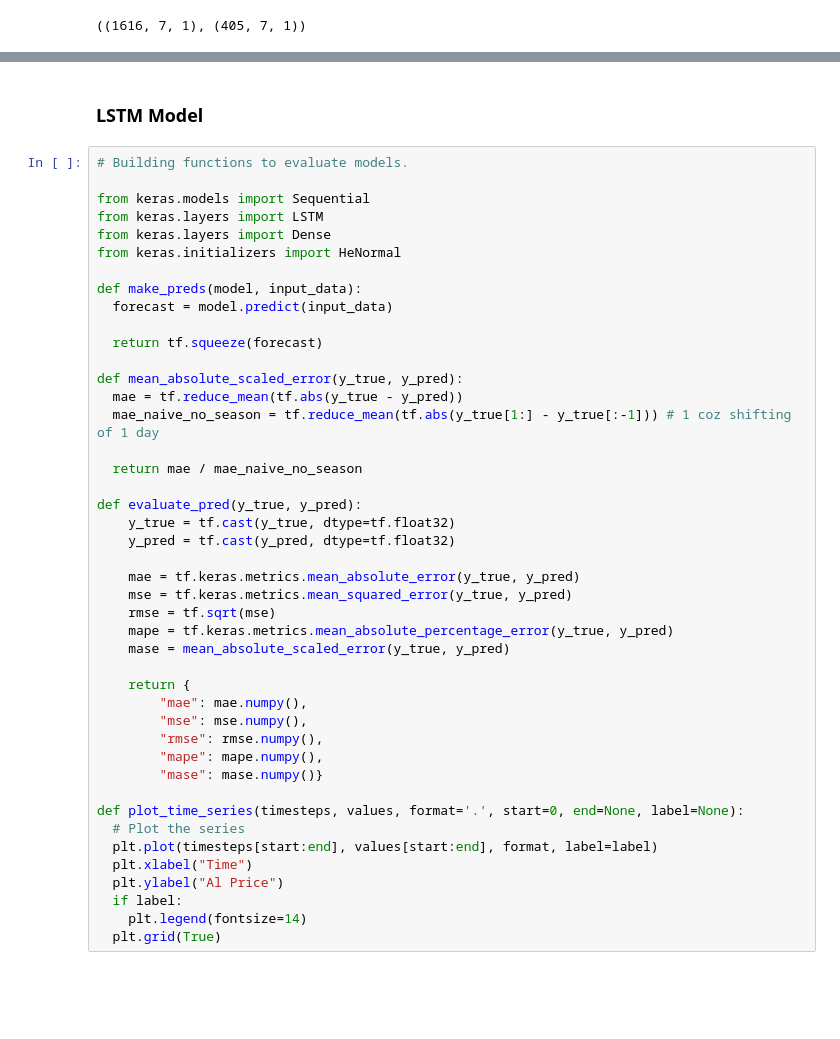
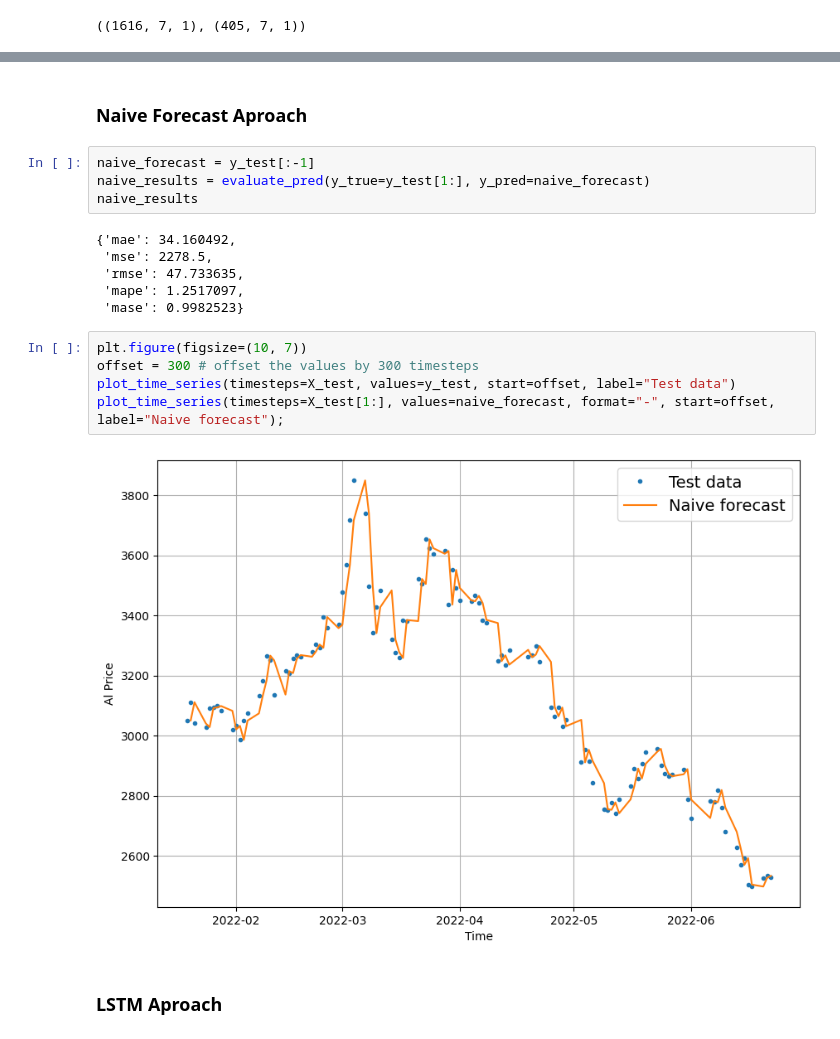
Before and after one commit to willianfco/CIn---Neural-Networks-and-Deep-Learning-Fundamentals, a Jupyter notebook: projeto_disciplina_parte2.ipynb, the cells around one changed output, grey strips where cells are left out. Drawn from its saved outputs; the diff is of its cells as text; blank space fills up the shorter version.

```diff
--- a/projeto_disciplina_parte2.ipynb
+++ b/projeto_disciplina_parte2.ipynb
@@ -144,49 +210,24 @@ train_windows.shape, test_windows.shape
+# %% [markdown]
+### Naive Forecast Aproach
+# %%
+naive_forecast = y_test[:-1]
+naive_results = evaluate_pred(y_true=y_test[1:], y_pred=naive_forecast)
+naive_results
+# %% [output]
+{'mae': 34.160492,
+ 'mse': 2278.5,
+ 'rmse': 47.733635,
+ 'mape': 1.2517097,
+ 'mase': 0.9982523}
+# %%
+plt.figure(figsize=(10, 7))
+offset = 300 # offset the values by 300 timesteps
+plot_time_series(timesteps=X_test, values=y_test, start=offset, label="Test data")
+plot_time_series(timesteps=X_test[1:], values=naive_forecast, format="-", start=offset, label="Naive forecast");
+# %% [output]
+[figure, added]
 # %% [markdown]
-### LSTM Model
+### LSTM Aproach
-# %%
-# Building functions to evaluate models.
-
-from keras.models import Sequential
-from keras.layers import LSTM
-from keras.layers import Dense
-from keras.initializers import HeNormal
-
-def make_preds(model, input_data):
-  forecast = model.predict(input_data)
-
-  return tf.squeeze(forecast)
-
-def mean_absolute_scaled_error(y_true, y_pred):
-  mae = tf.reduce_mean(tf.abs(y_true - y_pred))
-  mae_naive_no_season = tf.reduce_mean(tf.abs(y_true[1:] - y_true[:-1])) # 1 coz shifting of 1 day
-
-  return mae / mae_naive_no_season
-
-def evaluate_pred(y_true, y_pred):
-    y_true = tf.cast(y_true, dtype=tf.float32)
-    y_pred = tf.cast(y_pred, dtype=tf.float32)
-
-    mae = tf.keras.metrics.mean_absolute_error(y_true, y_pred)
-    mse = tf.keras.metrics.mean_squared_error(y_true, y_pred)
-    rmse = tf.sqrt(mse)
-    mape = tf.keras.metrics.mean_absolute_percentage_error(y_true, y_pred)
-    mase = mean_absolute_scaled_error(y_true, y_pred)
-
-    return {
-        "mae": mae.numpy(),
-        "mse": mse.numpy(),
-        "rmse": rmse.numpy(),
-        "mape": mape.numpy(),
-        "mase": mase.numpy()}
-
-def plot_time_series(timesteps, values, format='.', start=0, end=None, label=None):
-  # Plot the series
-  plt.plot(timesteps[start:end], values[start:end], format, label=label)
-  plt.xlabel("Time")
-  plt.ylabel("Al Price")
-  if label:
-    plt.legend(fontsize=14)
-  plt.grid(True)
 # %%
 # Built, train and evaluate Vanilla LSTM model
 
```
Also changed, not shown: parts of 10 cells of this notebook.
